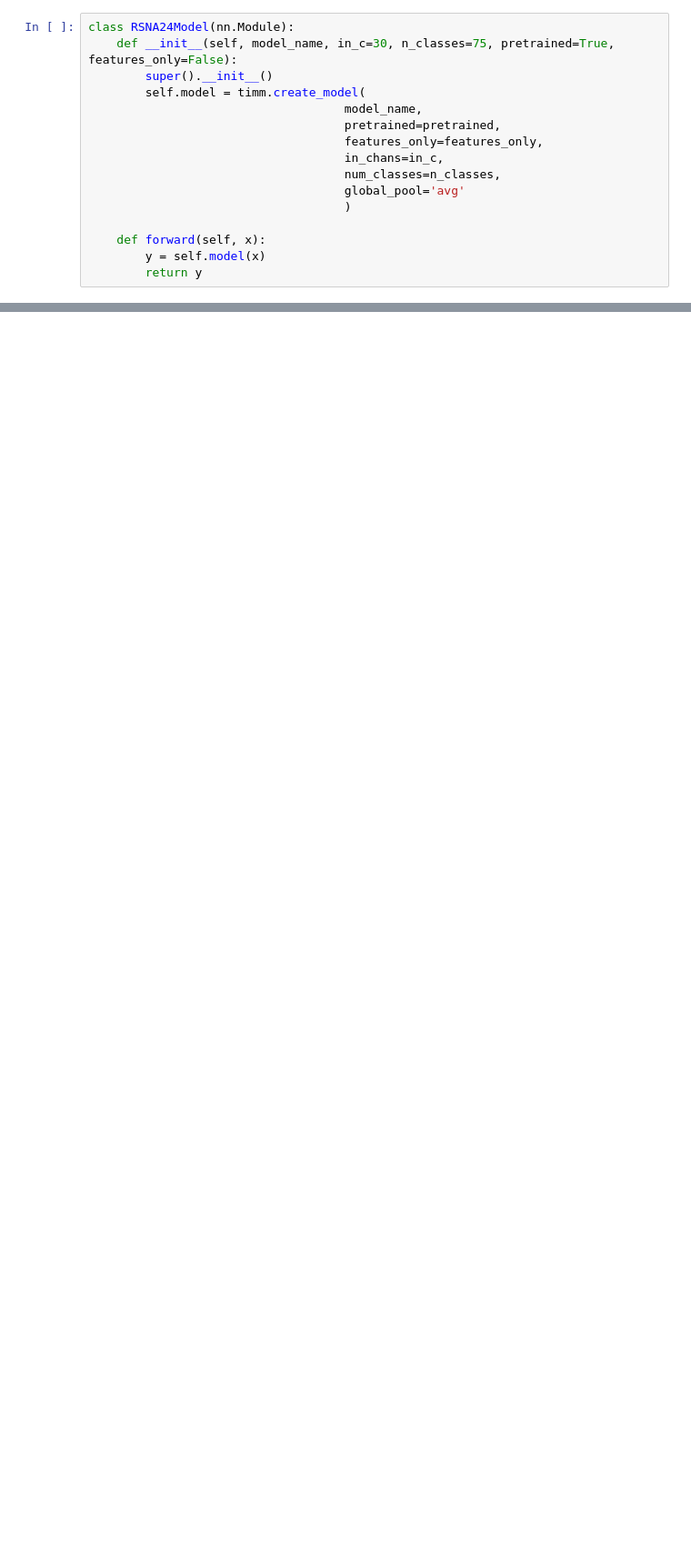
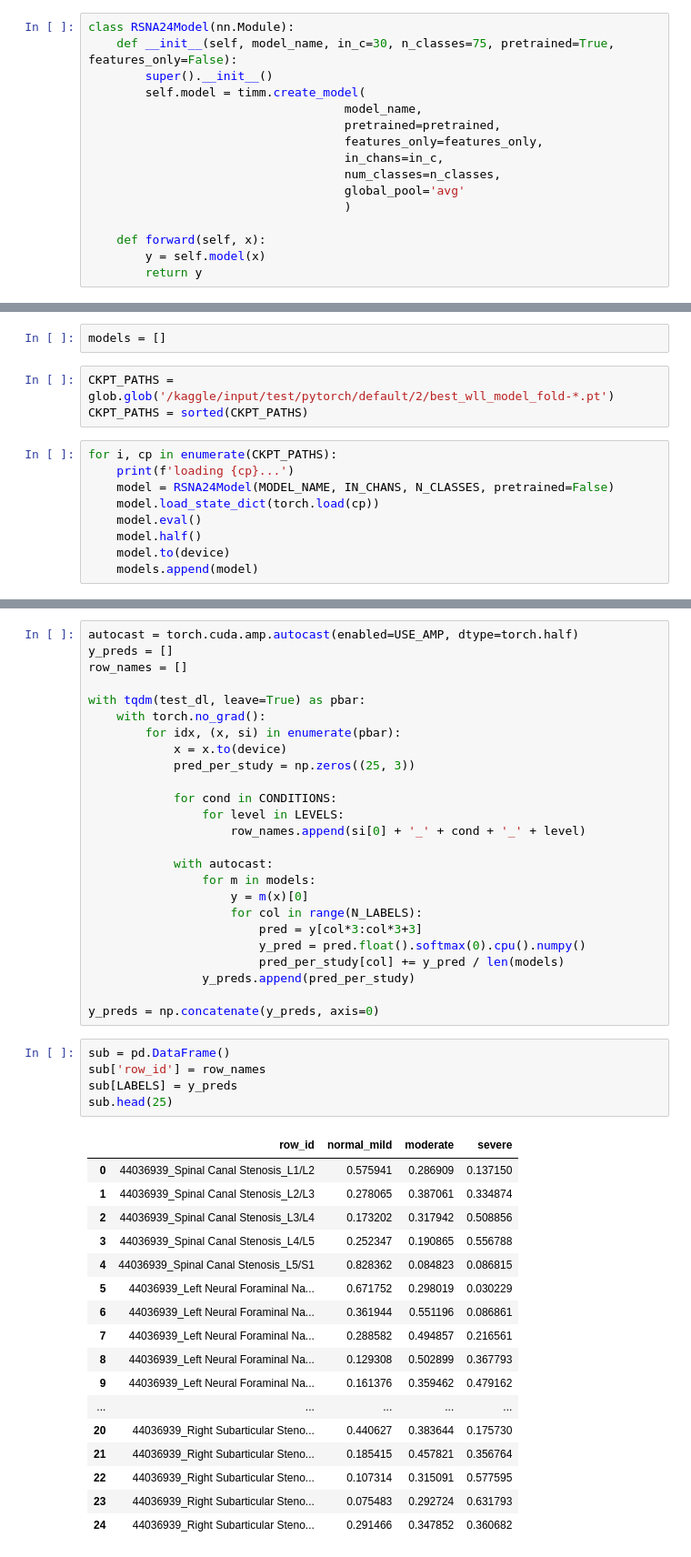
Before and after one commit to rickkosse/RSNA-2024-Lumbar-Spine-Degenerative-Classification, a Jupyter notebook: anatomy-image-visualization-overview-rsna-raids.ipynb, the cells around one changed output, grey strips where cells are left out. Shown at 91% size. Saved outputs shown, nothing was run; the diff lists cells and outputs as text; blank space fills up the shorter version.

Commit message:
Kaggle Notebook | Anatomy & Image Visualization Overview-RSNA RAIDS | Version 13

```diff
--- a/anatomy-image-visualization-overview-rsna-raids.ipynb
+++ b/anatomy-image-visualization-overview-rsna-raids.ipynb
@@ -823,0 +811,14 @@ np.save(f'{OUTPUT_DIR}/final_oof.npy', y_pred2)
+# %%
+models = []
+# %%
+CKPT_PATHS = glob.glob('/kaggle/input/test/pytorch/default/2/best_wll_model_fold-*.pt')
+CKPT_PATHS = sorted(CKPT_PATHS)
+# %%
+for i, cp in enumerate(CKPT_PATHS):
+    print(f'loading {cp}...')
+    model = RSNA24Model(MODEL_NAME, IN_CHANS, N_CLASSES, pretrained=False)
+    model.load_state_dict(torch.load(cp))
+    model.eval()
+    model.half()
+    model.to(device)
+    models.append(model)
@@ -823,0 +831,48 @@ np.save(f'{OUTPUT_DIR}/final_oof.npy', y_pred2)
+# %%
+autocast = torch.cuda.amp.autocast(enabled=USE_AMP, dtype=torch.half)
+y_preds = []
+row_names = []
+
+with tqdm(test_dl, leave=True) as pbar:
+    with torch.no_grad():
+        for idx, (x, si) in enumerate(pbar):
+            x = x.to(device)
+            pred_per_study = np.zeros((25, 3))
+
+            for cond in CONDITIONS:
+                for level in LEVELS:
+                    row_names.append(si[0] + '_' + cond + '_' + level)
+
+            with autocast:
+                for m in models:
+                    y = m(x)[0]
+                    for col in range(N_LABELS):
+                        pred = y[col*3:col*3+3]
+                        y_pred = pred.float().softmax(0).cpu().numpy()
+                        pred_per_study[col] += y_pred / len(models)
+                y_preds.append(pred_per_study)
+
+y_preds = np.concatenate(y_preds, axis=0)
+# %%
+sub = pd.DataFrame()
+sub['row_id'] = row_names
+sub[LABELS] = y_preds
+sub.head(25)
+# %% [output]
+|  | row_id | normal_mild | moderate | severe |
+| 0 | 44036939_Spinal Canal Stenosis_L1/L2 | 0.575941 | 0.286909 | 0.137150 |
+| 1 | 44036939_Spinal Canal Stenosis_L2/L3 | 0.278065 | 0.387061 | 0.334874 |
+| 2 | 44036939_Spinal Canal Stenosis_L3/L4 | 0.173202 | 0.317942 | 0.508856 |
+| 3 | 44036939_Spinal Canal Stenosis_L4/L5 | 0.252347 | 0.190865 | 0.556788 |
+| 4 | 44036939_Spinal Canal Stenosis_L5/S1 | 0.828362 | 0.084823 | 0.086815 |
+| 5 | 44036939_Left Neural Foraminal Na... | 0.671752 | 0.298019 | 0.030229 |
+| 6 | 44036939_Left Neural Foraminal Na... | 0.361944 | 0.551196 | 0.086861 |
+| 7 | 44036939_Left Neural Foraminal Na... | 0.288582 | 0.494857 | 0.216561 |
+| 8 | 44036939_Left Neural Foraminal Na... | 0.129308 | 0.502899 | 0.367793 |
+| 9 | 44036939_Left Neural Foraminal Na... | 0.161376 | 0.359462 | 0.479162 |
+| ... | ... | ... | ... | ... |
+| 20 | 44036939_Right Subarticular Steno... | 0.440627 | 0.383644 | 0.175730 |
+| 21 | 44036939_Right Subarticular Steno... | 0.185415 | 0.457821 | 0.356764 |
+| 22 | 44036939_Right Subarticular Steno... | 0.107314 | 0.315091 | 0.577595 |
+| 23 | 44036939_Right Subarticular Steno... | 0.075483 | 0.292724 | 0.631793 |
+| 24 | 44036939_Right Subarticular Steno... | 0.291466 | 0.347852 | 0.360682 |
```
Also changed, not shown: parts of 43 cells of this notebook.
